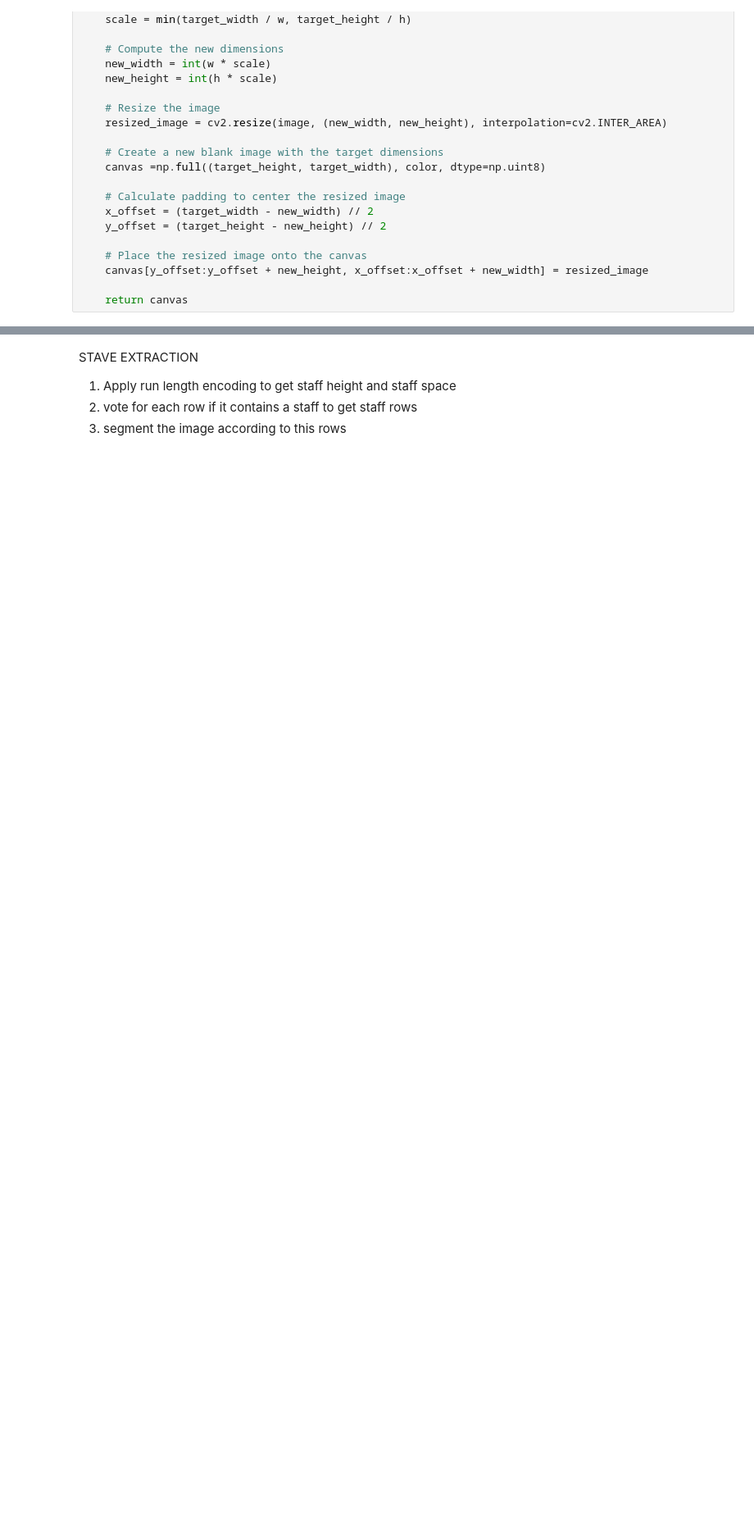
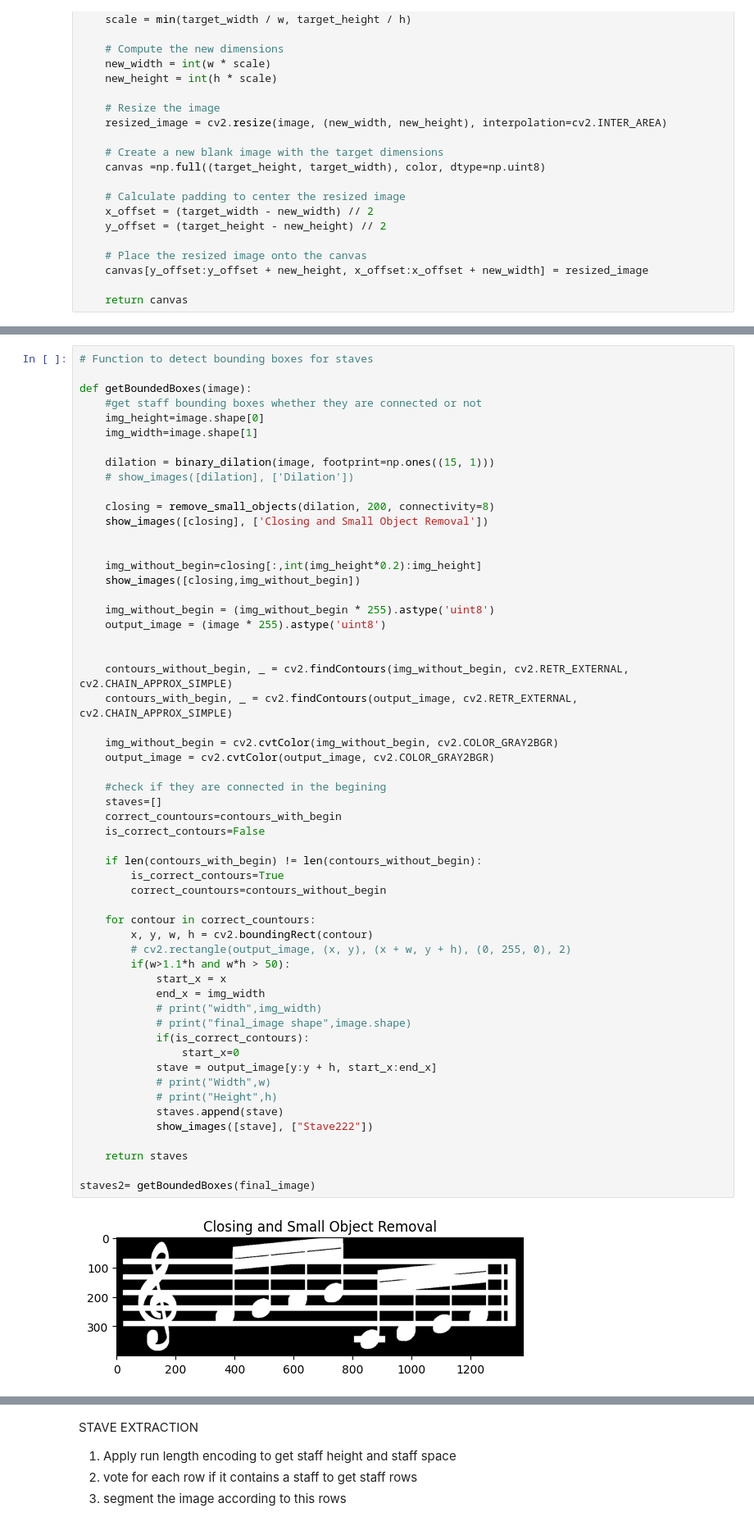
Before and after one commit to Malakyasser8/OMR-Music-Sheet-To-Song, a Jupyter notebook: main.ipynb, the cells around one changed output, grey strips where cells are left out. Shown: that part at 82% size. Drawn from its saved outputs; the diff is of its cells as text; blank space fills up the shorter version.

```diff
--- a/main.ipynb
+++ b/main.ipynb
@@ -337,0 +340,58 @@ show_images([final_image],["final_image"])
+# %%
+# Function to detect bounding boxes for staves
+
+def getBoundedBoxes(image):
+    #get staff bounding boxes whether they are connected or not
+    img_height=image.shape[0]
+    img_width=image.shape[1]
+
+    dilation = binary_dilation(image, footprint=np.ones((15, 1)))
+    # show_images([dilation], ['Dilation'])
+
+    closing = remove_small_objects(dilation, 200, connectivity=8)
+    show_images([closing], ['Closing and Small Object Removal'])
+
+
+    img_without_begin=closing[:,int(img_height*0.2):img_height]
+    show_images([closing,img_without_begin])
+
+    img_without_begin = (img_without_begin * 255).astype('uint8')
+    output_image = (image * 255).astype('uint8')
+
+
+    contours_without_begin, _ = cv2.findContours(img_without_begin, cv2.RETR_EXTERNAL, cv2.CHAIN_APPROX_SIMPLE)
+    contours_with_begin, _ = cv2.findContours(output_image, cv2.RETR_EXTERNAL, cv2.CHAIN_APPROX_SIMPLE)
+
+    img_without_begin = cv2.cvtColor(img_without_begin, cv2.COLOR_GRAY2BGR)
+    output_image = cv2.cvtColor(output_image, cv2.COLOR_GRAY2BGR)
+
+    #check if they are connected in the begining
+    staves=[]
+    correct_countours=contours_with_begin
+    is_correct_contours=False
+
+    if len(contours_with_begin) != len(contours_without_begin):
+        is_correct_contours=True
+        correct_countours=contours_without_begin
+
+    for contour in correct_countours:
+        x, y, w, h = cv2.boundingRect(contour)
+        # cv2.rectangle(output_image, (x, y), (x + w, y + h), (0, 255, 0), 2)
+        if(w>1.1*h and w*h > 50):
+            start_x = x
+            end_x = img_width
+            # print("width",img_width)
+            # print("final_image shape",image.shape)
+            if(is_correct_contours):
+                start_x=0
+            stave = output_image[y:y + h, start_x:end_x]
+            # print("Width",w)
+            # print("Height",h)
+            staves.append(stave)
+            show_images([stave], ["Stave222"])
+
+    return staves
+
+staves2= getBoundedBoxes(final_image)
+# %% [output]
+[figure, added]
```
Also changed, not shown: parts of 6 cells of this notebook.
